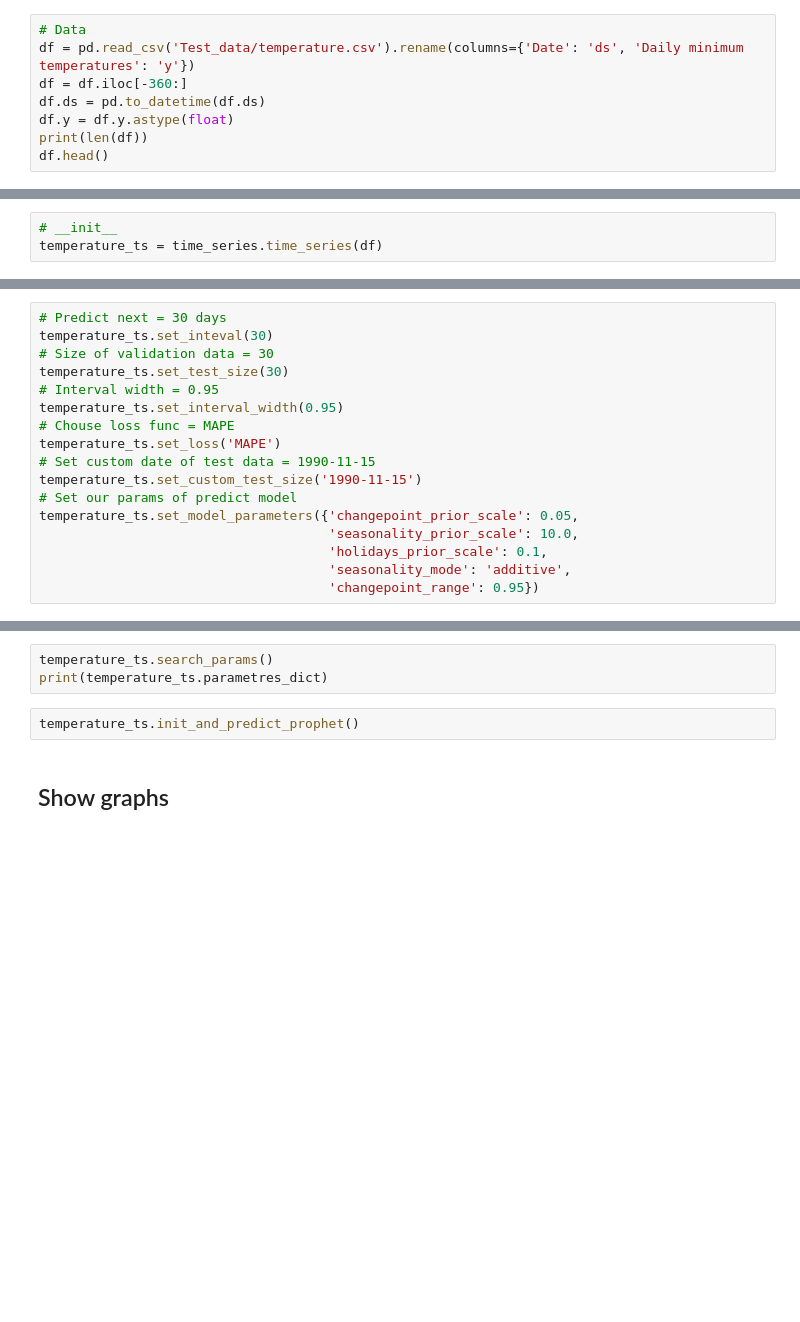
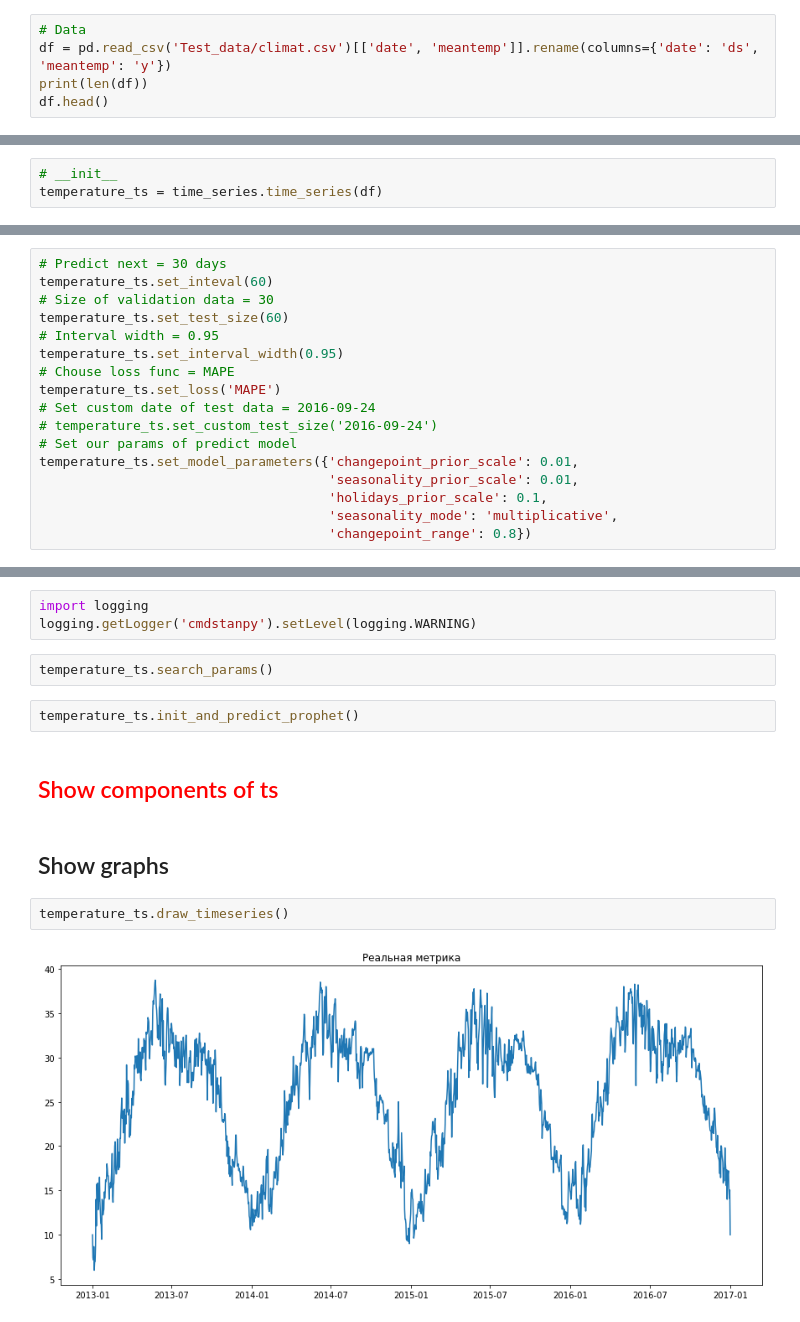
Before and after one commit to tiltedSF/timeSeries_tools, a Jupyter notebook: expml.ipynb, the cells around one changed output, grey strips where cells are left out. Drawn from its saved outputs; the diff is of its cells as text; blank space fills up the shorter version.

Commit message:
[bugfix] fix dataType and prophet_model prediction

```diff
--- a/expml.ipynb
+++ b/expml.ipynb
@@ -24,8 +20,5 @@ temperature_ts.search_params()
 # %%
 # Data
-df = pd.read_csv('Test_data/temperature.csv').rename(columns={'Date': 'ds', 'Daily minimum temperatures': 'y'})
-df = df.iloc[-360:]
-df.ds = pd.to_datetime(df.ds)
-df.y = df.y.astype(float)
+df = pd.read_csv('Test_data/climat.csv')[['date', 'meantemp']].rename(columns={'date': 'ds', 'meantemp': 'y'})
 print(len(df))
 df.head()
@@ -43,17 +44,17 @@ temperature_ts = time_series.time_series(df)
 # %%
 # Predict next = 30 days
-temperature_ts.set_inteval(30)
+temperature_ts.set_inteval(60)
 # Size of validation data = 30
-temperature_ts.set_test_size(30)
+temperature_ts.set_test_size(60)
 # Interval width = 0.95
 temperature_ts.set_interval_width(0.95)
 # Chouse loss func = MAPE
 temperature_ts.set_loss('MAPE')
-# Set custom date of test data = 1990-11-15
-temperature_ts.set_custom_test_size('1990-11-15')
+# Set custom date of test data = 2016-09-24
+# temperature_ts.set_custom_test_size('2016-09-24')
 # Set our params of predict model
-temperature_ts.set_model_parameters({'changepoint_prior_scale': 0.05,
-                                     'seasonality_prior_scale': 10.0,
+temperature_ts.set_model_parameters({'changepoint_prior_scale': 0.01,
+                                     'seasonality_prior_scale': 0.01,
                                      'holidays_prior_scale': 0.1,
-                                     'seasonality_mode': 'additive',
-                                     'changepoint_range': 0.95})
+                                     'seasonality_mode': 'multiplicative',
+                                     'changepoint_range': 0.8})
@@ -64,7 +68,15 @@ temperature_ts.init_and_predict_prophet()
+# %%
+import logging
+logging.getLogger('cmdstanpy').setLevel(logging.WARNING)
 # %%
 temperature_ts.search_params()
-print(temperature_ts.parametres_dict)
 # %%
 temperature_ts.init_and_predict_prophet()
+# %% [markdown]
+## <span style="color:red">Show components of ts</span>
 # %% [markdown]
 ## Show graphs
+# %%
+temperature_ts.draw_timeseries()
+# %% [output]
+[figure, added]
```
Also changed, not shown: parts of 15 cells of this notebook, 3 other files.
